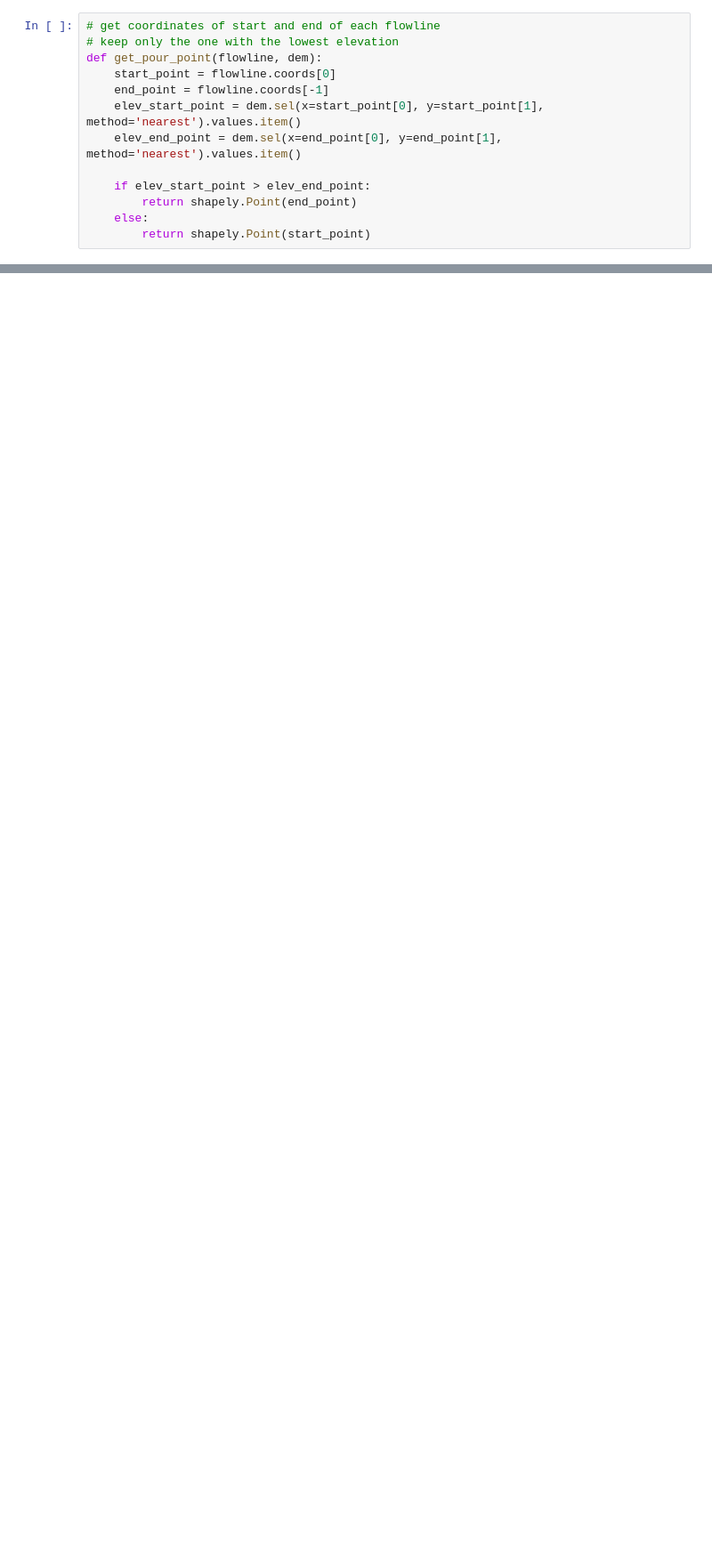
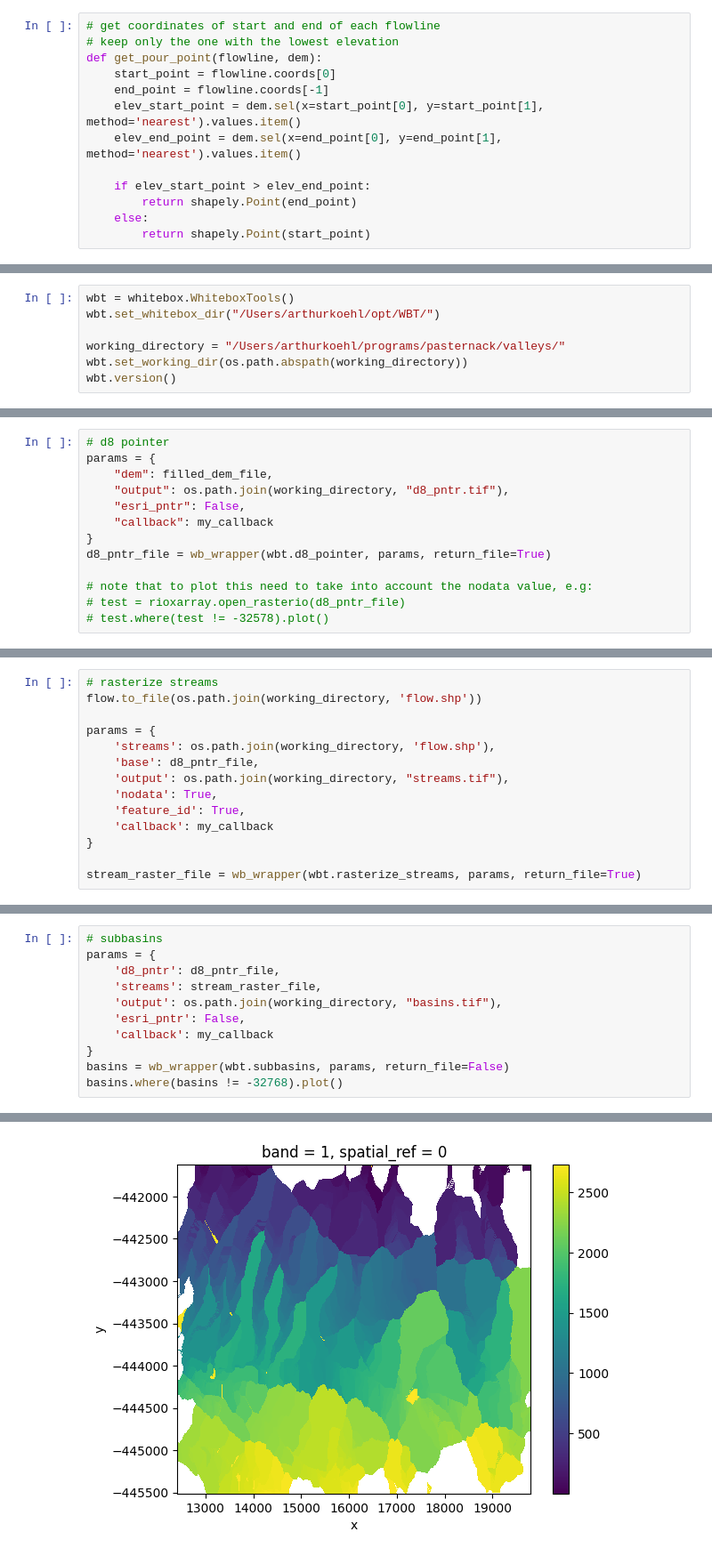
Before and after one commit to avkoehl/valleys, a Jupyter notebook: notebooks/rem_hand.ipynb, the cells around one changed output, grey strips where cells are left out. Shown at 89% size. Cells and saved outputs as stored; diff of their text form; blank space fills up the shorter version.

```diff
--- a/notebooks/rem_hand.ipynb
+++ b/notebooks/rem_hand.ipynb
@@ -130,0 +98,7 @@ ax.imshow(np.where(catch, catch, np.nan), extent=grid.extent,
+# %%
+wbt = whitebox.WhiteboxTools()
+wbt.set_whitebox_dir("/Users/arthurkoehl/opt/WBT/")
+
+working_directory = "/Users/arthurkoehl/programs/pasternack/valleys/"
+wbt.set_working_dir(os.path.abspath(working_directory))
+wbt.version()
@@ -130,0 +136,13 @@ ax.imshow(np.where(catch, catch, np.nan), extent=grid.extent,
+# %%
+# d8 pointer
+params = {
+    "dem": filled_dem_file,
+    "output": os.path.join(working_directory, "d8_pntr.tif"),
+    "esri_pntr": False,
+    "callback": my_callback
+}
+d8_pntr_file = wb_wrapper(wbt.d8_pointer, params, return_file=True)
+
+# note that to plot this need to take into account the nodata value, e.g:
+# test = rioxarray.open_rasterio(d8_pntr_file)
+# test.where(test != -32578).plot()
@@ -130,0 +161,14 @@ ax.imshow(np.where(catch, catch, np.nan), extent=grid.extent,
+# %%
+# rasterize streams
+flow.to_file(os.path.join(working_directory, 'flow.shp'))
+
+params = {
+    'streams': os.path.join(working_directory, 'flow.shp'),
+    'base': d8_pntr_file,
+    'output': os.path.join(working_directory, "streams.tif"),
+    'nodata': True,
+    'feature_id': True,
+    'callback': my_callback
+}
+
+stream_raster_file = wb_wrapper(wbt.rasterize_streams, params, return_file=True)
@@ -130,0 +192,12 @@ ax.imshow(np.where(catch, catch, np.nan), extent=grid.extent,
+# %%
+# subbasins
+params = {
+    'd8_pntr': d8_pntr_file,
+    'streams': stream_raster_file,
+    'output': os.path.join(working_directory, "basins.tif"),
+    'esri_pntr': False,
+    'callback': my_callback
+}
+basins = wb_wrapper(wbt.subbasins, params, return_file=False)
+basins.where(basins != -32768).plot()
+# %% [output]
@@ -130,0 +216 @@ ax.imshow(np.where(catch, catch, np.nan), extent=grid.extent,
+[figure, added]
```
Also changed, not shown: parts of 21 cells of this notebook.
